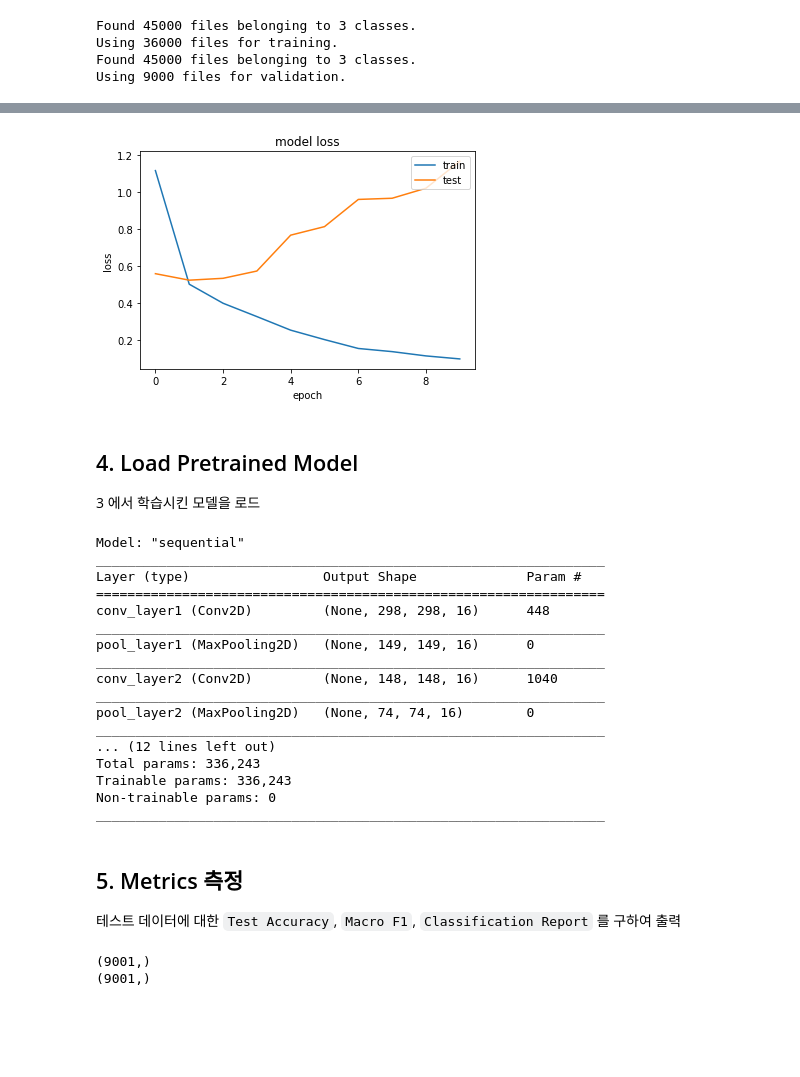
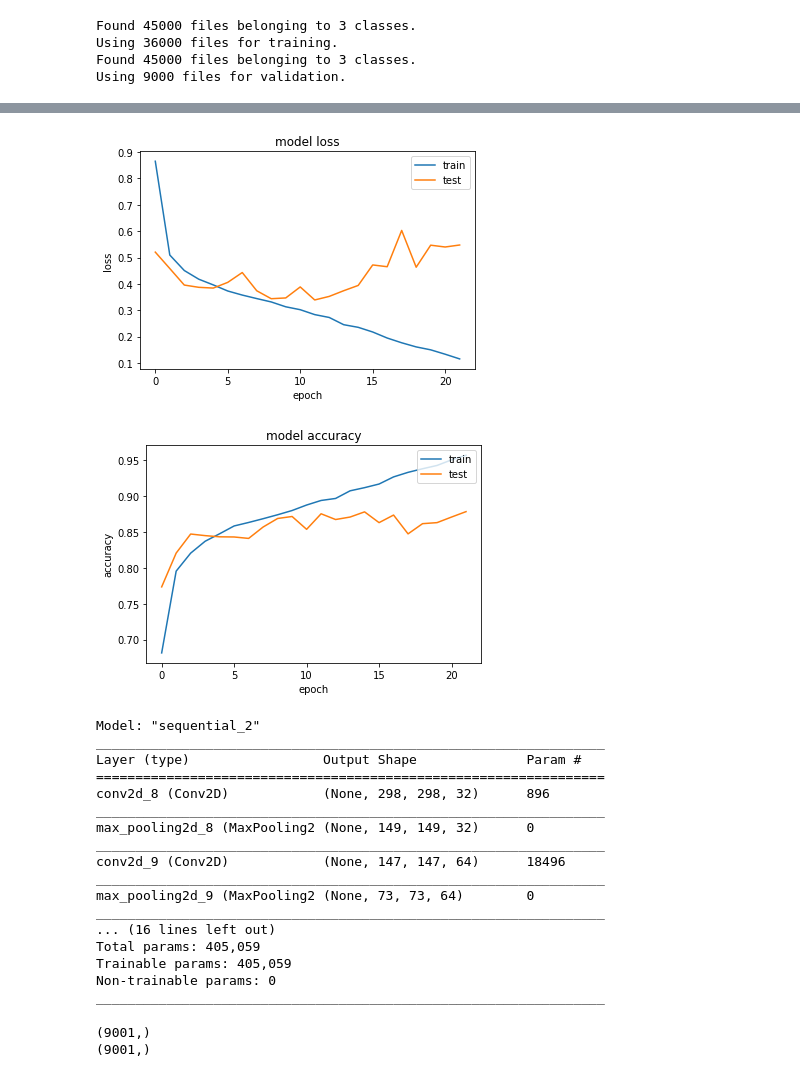
Before and after one commit to gyukebox/keras-cnn-image-classification, a Jupyter notebook: shell.ipynb, the cells around one changed output, grey strips where cells are left out. Saved outputs shown, nothing was run; the diff lists cells and outputs as text; code cells hidden in the pictures; blank space fills up the shorter version.

```diff
--- a/shell.ipynb
+++ b/shell.ipynb
@@ -74,8 +92,30 @@ _________________________________________________________________
 # %%
 import os
+from tensorflow.keras.callbacks import EarlyStopping, ModelCheckpoint
 
-model.compile(optimizer='adam', loss='categorical_crossentropy', metrics=['accuracy'])
-history = model.fit(train_data, batch_size=64, validation_data=test_data, validation_batch_size=64, epochs=5, verbose=1)
+drive_dir = 'drive/MyDrive/Colab Notebooks/'
 
-model.save('drive/MyDrive/Colab Notebooks/datascience-final/output/model-201611306')
+mode = {'monitor': 'val_loss', 'mode': 'min', 'verbose': 1}
+early_stopping = EarlyStopping(patience=10, **mode)
+checkpoint = ModelCheckpoint(
+    os.path.join(drive_dir, 'model-201611306'),
+    save_best_only=True,
+    **mode
+)
+
+model.compile(
+    optimizer='adam',
+    loss='categorical_crossentropy',
+    metrics=['accuracy'],
+)
+
+history = model.fit(
+    train_data,
+    batch_size=64,
+    validation_data=test_data,
+    validation_batch_size=64,
+    epochs=100,
+    verbose=1,
+    callbacks=[early_stopping, checkpoint]
+)
 # %% [output]
@@ -108,38 +148,44 @@ def plot_loss_curve(history):
     plt.xlabel('epoch')
     plt.legend(['train', 'test'], loc='upper right')
     plt.show()
+
+
+def plot_accuracy_curve(history):
+    plt.plot(history['accuracy'])
+    plt.plot(history['val_accuracy'])
+    plt.title('model accuracy')
+    plt.ylabel('accuracy')
+    plt.xlabel('epoch')
+    plt.legend(['train', 'test'], loc='upper right')
+    plt.show()
 # %%
 plot_loss_curve(history.history)
+plot_accuracy_curve(history.history)
 # %% [output]
-[figure, old version]
+[figure, new version]
+[figure, added]
-# %% [markdown]
-## 4. Load Pretrained Model
-3 에서 학습시킨 모델을 로드
 # %%
 from tensorflow.keras.models import load_model
 
-model = load_model('drive/MyDrive/Colab Notebooks/datascience-final/output/model-201611306')
+model = load_model('drive/MyDrive/Colab Notebooks/model-201611306')
 
 model.summary()
 # %% [output]
-Model: "sequential"
+Model: "sequential_2"
 _________________________________________________________________
 Layer (type)                 Output Shape              Param #
 =================================================================
-conv_layer1 (Conv2D)         (None, 298, 298, 16)      448
+conv2d_8 (Conv2D)            (None, 298, 298, 32)      896
 _________________________________________________________________
-pool_layer1 (MaxPooling2D)   (None, 149, 149, 16)      0
+max_pooling2d_8 (MaxPooling2 (None, 149, 149, 32)      0
 _________________________________________________________________
-conv_layer2 (Conv2D)         (None, 148, 148, 16)      1040
+conv2d_9 (Conv2D)            (None, 147, 147, 64)      18496
 _________________________________________________________________
-pool_layer2 (MaxPooling2D)   (None, 74, 74, 16)        0
+max_pooling2d_9 (MaxPooling2 (None, 73, 73, 64)        0
 _________________________________________________________________
-... (12 lines left out)
-Total params: 336,243
-Trainable params: 336,243
+... (16 lines left out)
+Total params: 405,059
+Trainable params: 405,059
 Non-trainable params: 0
 _________________________________________________________________
-# %% [markdown]
-## 5. Metrics 측정
-테스트 데이터에 대한 `Test Accuracy`, `Macro F1`, `Classification Report` 를 구하여 출력
 # %%
```
Also changed, not shown: parts of 19 cells of this notebook.
